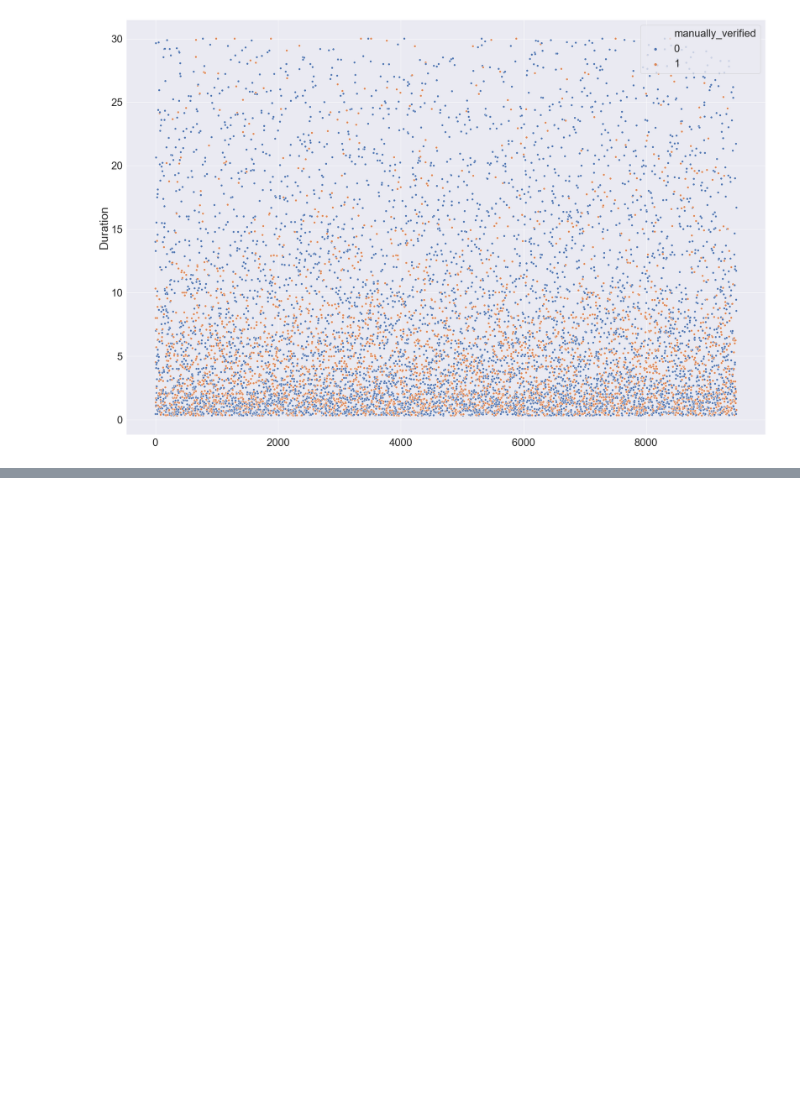
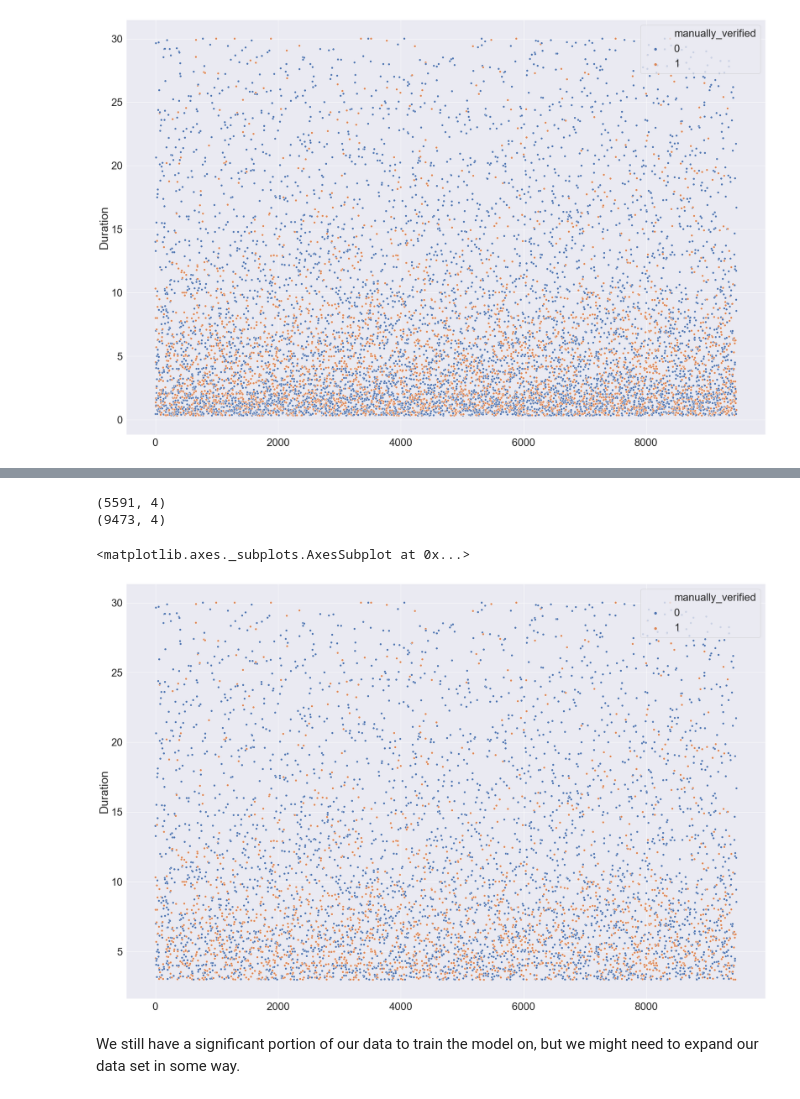
Before and after one commit to nvgopal/DS3_Audio_Reg, a Jupyter notebook: Project - Exploration and Visualizations.ipynb, the cells around one changed output, grey strips where cells are left out. Saved outputs shown, nothing was run; the diff lists cells and outputs as text; code cells hidden in the pictures; blank space fills up the shorter version.

```diff
--- a/Project - Exploration and Visualizations.ipynb
+++ b/Project - Exploration and Visualizations.ipynb
@@ -223,0 +228,18 @@ plot.set_ylabel("Number of Samples");
+# %%
+is_valid = new_train['Duration'] > 2.97
+valid_data = new_train[is_valid]
+print(valid_data.shape)
+print(train.shape)
+# %% [output]
+(5591, 4)
+(9473, 4)
+# %%
+sns.set(font_scale = 2.5)
+fig, ax = plt.subplots(figsize = (30, 20)) # plot the durations for every file
+sns.scatterplot(x = valid_data.index, y = "Duration", hue = "manually_verified",
+                ax = ax, data = valid_data)
+# %% [output]
+<matplotlib.axes._subplots.AxesSubplot at 0x...>
+[figure, added]
+# %% [markdown]
+We still have a significant portion of our data to train the model on, but we might need to expand our data set in some way.
```
Also changed, not shown: parts of 14 cells of this notebook, 1 other file.
